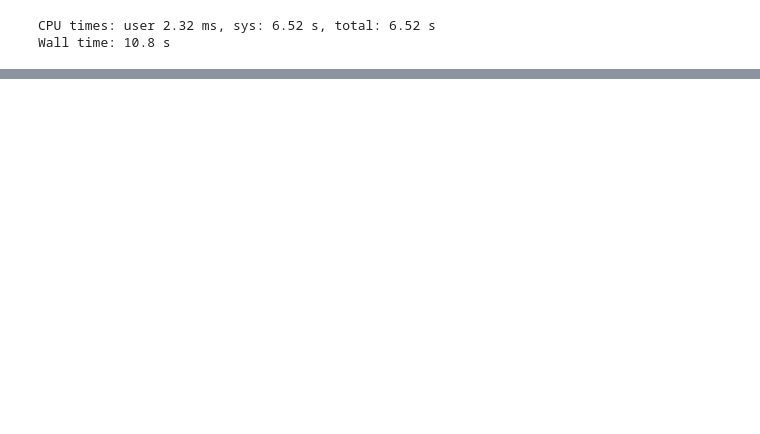
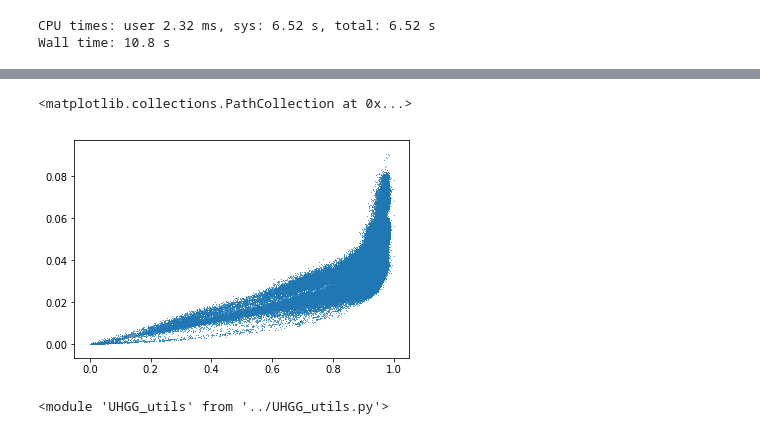
Before and after one commit to alyulina/linkage-equilibrium, a Jupyter notebook: code/jupyter_scripts/uhgg_demo.ipynb, the cells around one changed output, grey strips where cells are left out. Cells and saved outputs as stored; diff of their text form; code cells hidden in the pictures; blank space fills up the shorter version.

```diff
--- a/code/jupyter_scripts/uhgg_demo.ipynb
+++ b/code/jupyter_scripts/uhgg_demo.ipynb
@@ -274,0 +419,5 @@ n11s[0]
+# %%
+plt.scatter(diff_frac, divs, s=0.6, linewidth=0, rasterized=True)
+# %% [output]
+<matplotlib.collections.PathCollection at 0x...>
+[figure, added]
@@ -274,0 +444,4 @@ n11s[0]
+# %%
+reload(UHGG_utils)
+# %% [output]
+<module 'UHGG_utils' from '../UHGG_utils.py'>
```
Also changed, not shown: parts of 35 cells of this notebook, 2 other files.
